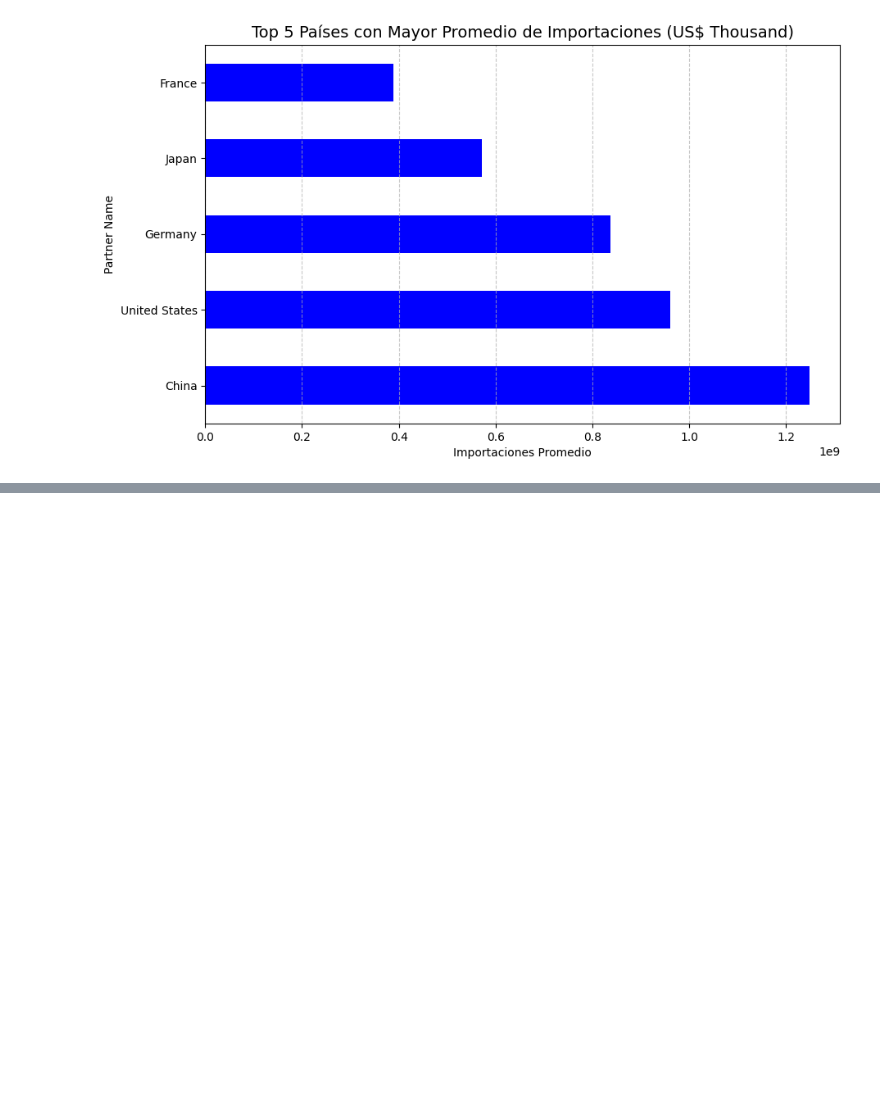
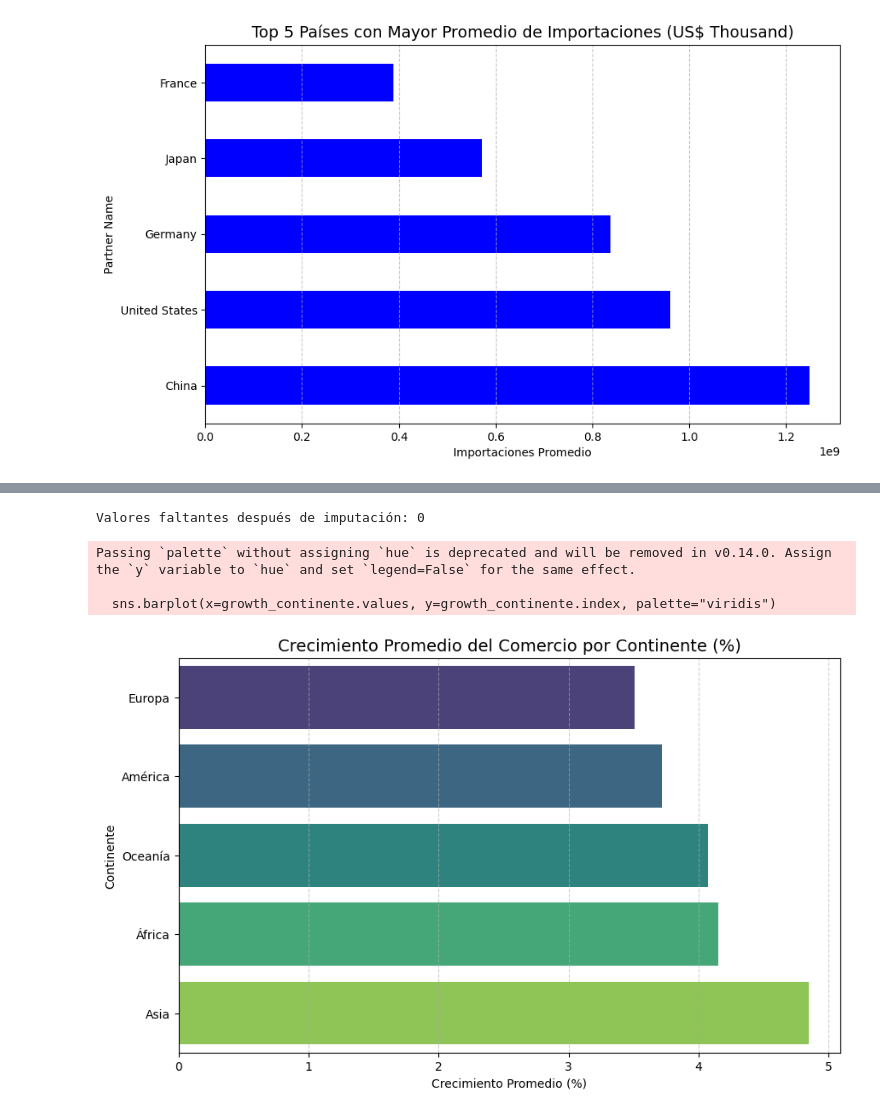
Before and after one commit to angosoto/Proyecto-Final-Data-Science-, a Jupyter notebook: EDA.ipynb, the cells around one changed output, grey strips where cells are left out. Drawn from its saved outputs; the diff is of its cells as text; code cells hidden in the pictures; blank space fills up the shorter version.

```diff
--- a/EDA.ipynb
+++ b/EDA.ipynb
@@ -189,0 +268,12 @@ plt.show()
+# %%
+paises_agricolas = [
+    'Brazil', 'Colombia', 'Vietnam', 'Ethiopia', 'Indonesia', 'Honduras',
+    'India', 'Peru', 'Uganda', 'Kenya', 'Guatemala', 'Costa Rica'
+]
+# %%
+cifras['Revealed Comparative Advantage'] = cifras['Partner Name'].apply(
+    lambda x: 1 if x in paises_agricolas else 0
+)
+
+# Verificar distribución
+print(cifras['Revealed Comparative Advantage'].value_counts())
@@ -189,0 +310,7 @@ plt.show()
+# %%
+
+if 'World Growth (%)' in cifras.columns:
+    cifras = cifras.drop(columns=['World Growth (%)'])
+    print(" Columna 'World Growth (%)' eliminada.")
+else:
+    print("La columna 'World Growth (%)' no existe en el DataFrame.")
@@ -189,0 +338,31 @@ plt.show()
+# %%
+
+crecimiento_por_continente = cifras.groupby('Continente')['Country Growth (%)'].mean()
+
+cifras['Country Growth (%)'] = cifras.groupby('Continente')['Country Growth (%)'].transform(
+    lambda x: x.fillna(x.mean())
+)
+
+print("Valores faltantes después de imputación:", cifras['Country Growth (%)'].isnull().sum())
+# %% [output]
+Valores faltantes después de imputación: 0
+# %%
+import matplotlib.pyplot as plt
+import seaborn as sns
+
+# Calcular promedio por continente
+growth_continente = cifras.groupby('Continente')['Country Growth (%)'].mean().sort_values()
+
+# Gráfico de barras horizontales
+plt.figure(figsize=(10, 6))
+sns.barplot(x=growth_continente.values, y=growth_continente.index, palette="viridis")
+plt.title('Crecimiento Promedio del Comercio por Continente (%)', fontsize=14)
+plt.xlabel('Crecimiento Promedio (%)')
+plt.ylabel('Continente')
+plt.grid(axis='x', linestyle='--', alpha=0.6)
+plt.show()
+# %% [output]
+Passing `palette` without assigning `hue` is deprecated and will be removed in v0.14.0. Assign the `y` variable to `hue` and set `legend=False` for the same effect.
+
+  sns.barplot(x=growth_continente.values, y=growth_continente.index, palette="viridis")
+[figure, added]
```
Also changed, not shown: parts of 21 cells of this notebook.
